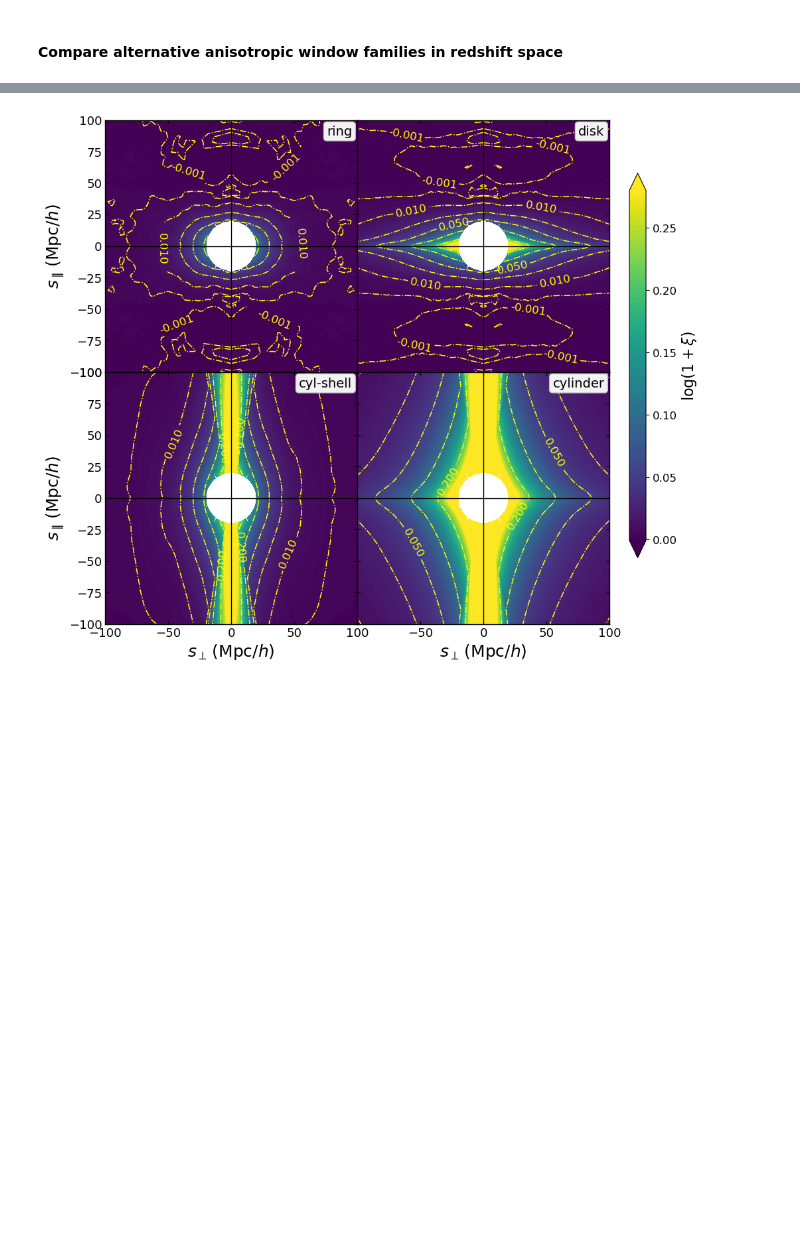
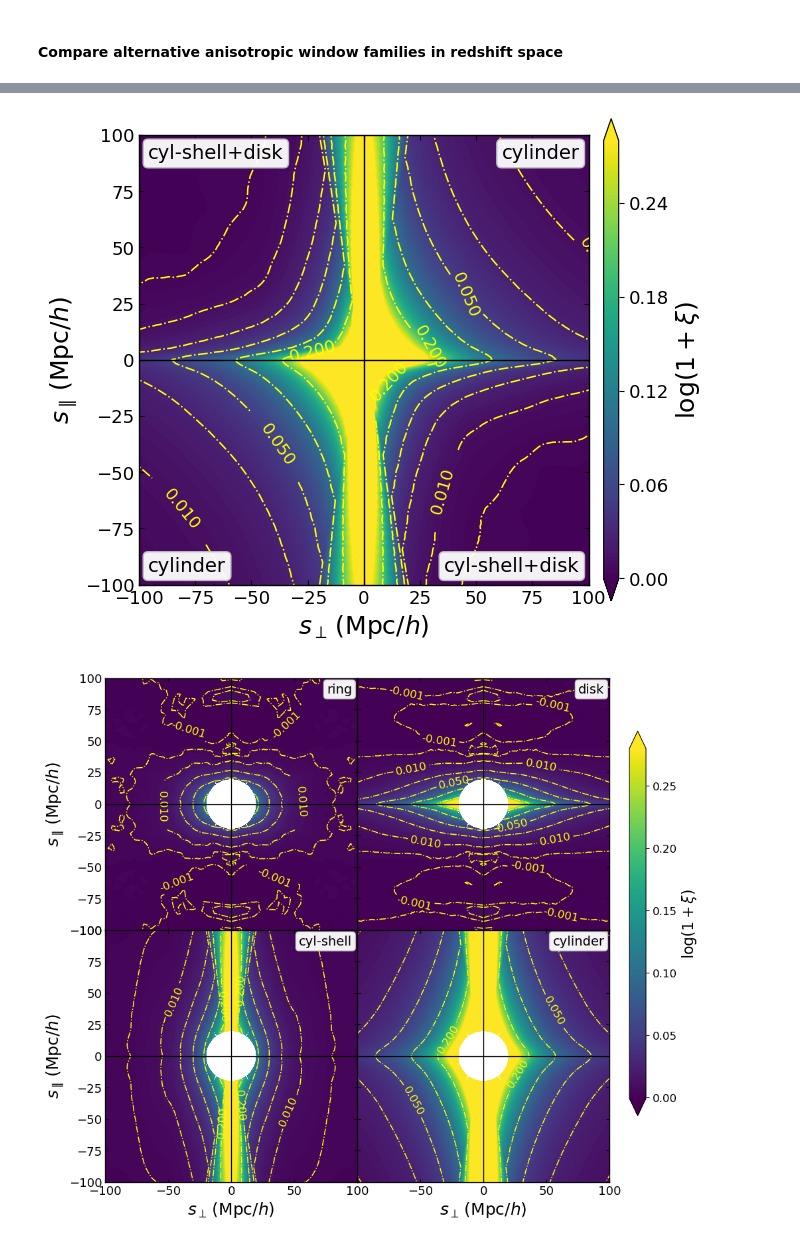
Before and after one commit to SYSUSPA-Projects/PyHermes, a Jupyter notebook: examples/notebooks/corr2pcf.ipynb, the cells around one changed output, grey strips where cells are left out. Saved outputs shown, nothing was run; the diff lists cells and outputs as text; code cells hidden in the pictures; blank space fills up the shorter version.

```diff
--- a/examples/notebooks/corr2pcf.ipynb
+++ b/examples/notebooks/corr2pcf.ipynb
@@ -800,3 +862,25 @@ plt.show()
+# %%
+plot_corr2pcf_2d(
+    quadrants={
+        "upper_left": rsd_smu_cylsurf_z,
+        "upper_right": rsd_smu_cyl_z,
+        "lower_left": rsd_smu_cyl_z,
+        "lower_right": rsd_smu_cylsurf_z,
+    },
+    quadrant_labels={
+        "upper_left": "cyl-shell+disk",
+        "upper_right": "cylinder",
+        "lower_left": "cylinder",
+        "lower_right": "cyl-shell+disk",
+    },
+    **plot_kwargs
+)
+plt.xlim(-100, 100)
+plt.ylim(-100, 100)
+plt.tight_layout()
+plt.show()
+# %% [output]
+[figure, added]
 # %%
 corrs = [rsd_smu_z, rsd_smu_disk_z, rsd_smu_cyls_z, rsd_smu_cyl_z]
 labels = ["ring", "disk", "cyl-shell", "cylinder"]
```
Also changed, not shown: parts of 15 cells of this notebook.
